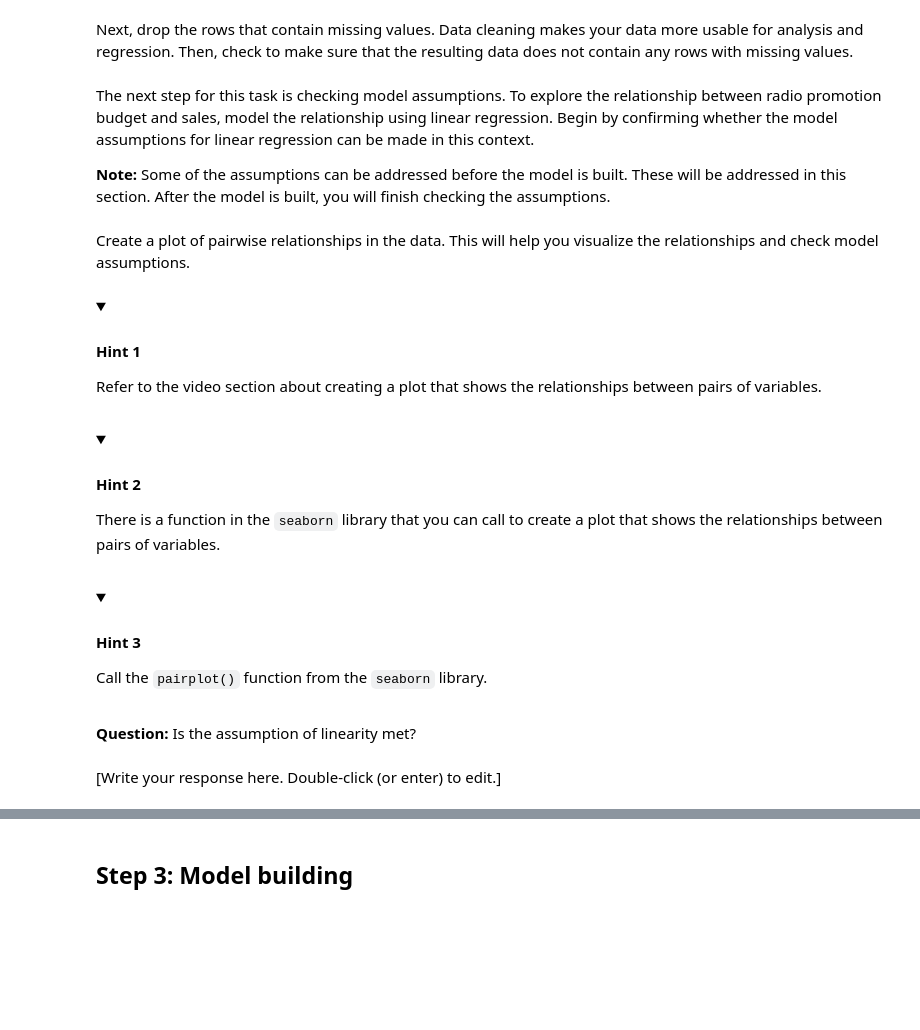
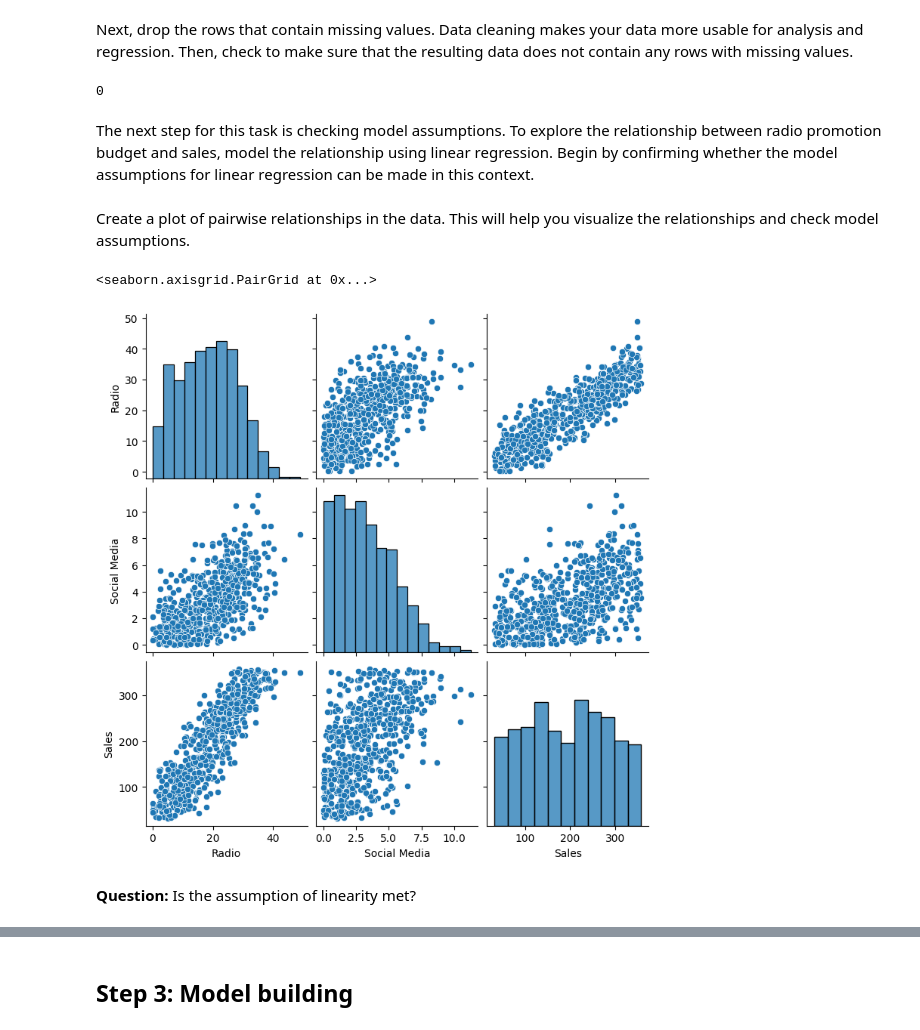
Before and after one commit to dianario/google_advanced_data_analytics, a Jupyter notebook: stats_simple_linear_regression/activity_simple_linear_regression.ipynb, the cells around one changed output, grey strips where cells are left out. Drawn from its saved outputs; the diff is of its cells as text; code cells hidden in the pictures; folded sections open; blank space fills up the shorter version.

Commit message:
check linear regression assumptions

```diff
--- a/stats_simple_linear_regression/activity_simple_linear_regression.ipynb
+++ b/stats_simple_linear_regression/activity_simple_linear_regression.ipynb
@@ -168,46 +116,24 @@ Next, drop the rows that contain missing values. Data cleaning makes your data m
 # %%
 # Use .dropna(axis=0) to indicate that you want rows which contain missing values to be dropped. To update the DataFrame, reassign it to the result.
 
-### YOUR CODE HERE ###
+data = data.dropna(axis=0)
 # %%
 # Start with .isna() to get booleans indicating whether each value in the data is missing.
 # Use .any(axis=1) to get booleans indicating whether there are any missing values along the columns in each row.
 # Use .sum() to get the number of rows that contain missing values
-
-### YOUR CODE HERE ###
+data.isna().any(axis=1).sum()
+# %% [output]
+0
 # %% [markdown]
 The next step for this task is checking model assumptions. To explore the relationship between radio promotion budget and sales, model the relationship using linear regression. Begin by confirming whether the model assumptions for linear regression can be made in this context.
-
-**Note:** Some of the assumptions can be addressed before the model is built. These will be addressed in this section. After the model is built, you will finish checking the assumptions.
 # %% [markdown]
 Create a plot of pairwise relationships in the data. This will help you visualize the relationships and check model assumptions.
 # %%
 # Create plot of pairwise relationships.
 
-### YOUR CODE HERE ###
+sns.pairplot(data)
+# %% [output]
+<seaborn.axisgrid.PairGrid at 0x...>
+[figure, added]
-# %% [markdown]
-<details>
-<summary><h4><strong>Hint 1</strong></h4></summary>
-
-Refer to the video section about creating a plot that shows the relationships between pairs of variables.
-
-</details>
-# %% [markdown]
-<details>
-<summary><h4><strong>Hint 2</strong></h4></summary>
-
-  There is a function in the `seaborn` library that you can call to create a plot that shows the
-  relationships between pairs of variables.
-
-</details>
-# %% [markdown]
-<details>
-<summary><h4><strong>Hint 3</strong></h4></summary>
-
-Call the `pairplot()` function from the `seaborn` library.
-
-</details>
 # %% [markdown]
 **Question:** Is the assumption of linearity met?
-# %% [markdown]
-[Write your response here. Double-click (or enter) to edit.]
```
Also changed, not shown: parts of 100 cells of this notebook.
